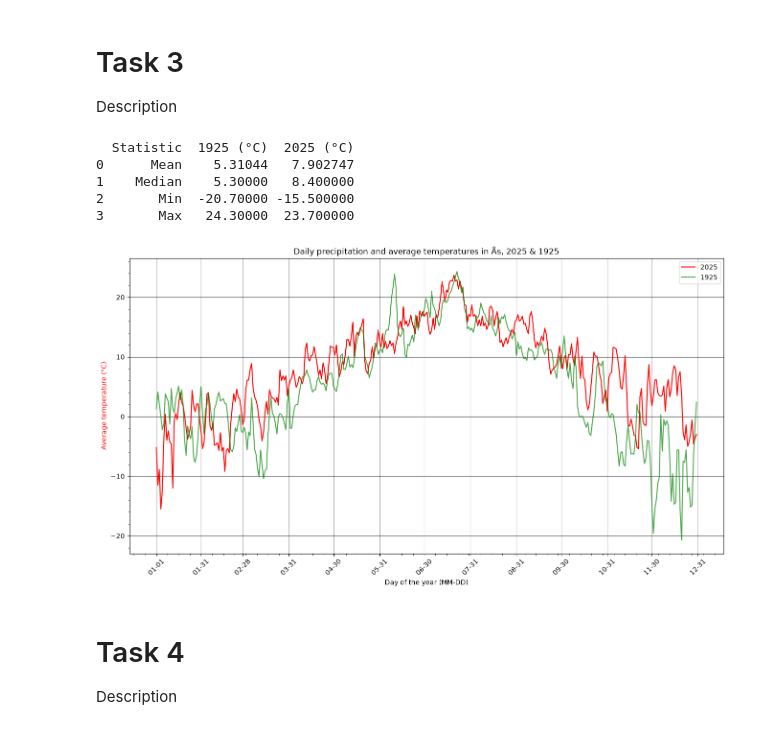
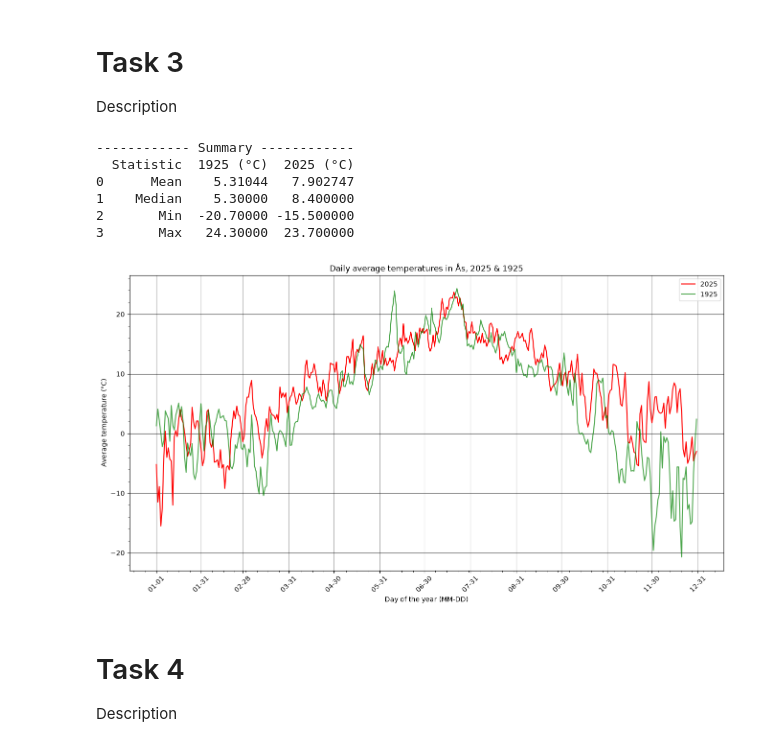
Before and after one commit to NickNack124/INF201-group-deliverable-1, a Jupyter notebook: deliverable_answers.ipynb, the cells around one changed output. Cells and saved outputs as stored; diff of their text form; code cells hidden in the pictures.

```diff
--- a/deliverable_answers.ipynb
+++ b/deliverable_answers.ipynb
@@ -96,14 +94,16 @@ Description
 # %%
 # Import new data and add it to the dataframe
 frost_payload = extract_data(station_id, year, 'sum(precipitation_amount P1D)')
-wthr_data_df["Precip_sum"] = [entry['observations'][0]['value']
-                              for entry in frost_payload['data']]
+wthr_data_df["Precip_sum"] = [
+    entry['observations'][0]['value']
+    for entry in frost_payload['data']
+]
 
 # Plotting
 fig, ax1 = plt.subplots(figsize=(16, 8))
 ax2 = ax1.twinx()
 
-date_range = pd.date_range(start='2025-01-01', periods=12, freq='ME').insert(0, '2025-01-01')
+date_range = pd.date_range(start=f'{year}-01-01', periods=12, freq='ME').insert(0, f'{year}-01-01')
 ax1.plot(wthr_data_df['Time'], wthr_data_df['T_avg'], color="r")
 ax1.set_xticks(date_range)
 ax1.set_xticklabels(date_range.strftime('%m-%d'))    # type: ignore
@@ -119,7 +119,7 @@ ax2.set_ylabel("Daily precipitation (mm)", color="b")
 ax2.grid(True, axis="y", which="major", color="b", linestyle="--", alpha=0.3)
 ax2.minorticks_on()
 
-plt.title("Daily precipitation and average temperatures in Ås, 2025")
+plt.title(f"Daily precipitation and average temperatures in {place}, {year}")
 plt.show()
 # %% [output]
 [figure]
@@ -128,78 +128,50 @@ plt.show()
 Description
 # %%
 # Import new data and add it to the dataframe
-year = 1925
-frost_payload = extract_data(station_id, year, 'mean(air_temperature P1D)')
-wthr_data_df["T_avg_1925"] = [entry['observations'][0]['value']
-                              for entry in frost_payload['data']]
-
-"""
-endpoint = 'https://frost.met.no/observations/v0.jsonld'
-parameters = {
-    'sources': 'SN17850',
-    'elements': 'mean(air_temperature P1D)',
-    'referencetime': '1925-01-01/1925-12-31',
-}
-r = requests.get(endpoint, parameters, auth=(frost_id,''))
-print(r.status_code)
-assert r.status_code == 200
-json_data = r.json()
-
-data = []
-for obs in r.json()['data']:
-    for item in obs['observations']:
-        data.append({
-            'time': pd.to_datetime(obs['referenceTime']),
-            'temperature': item['value']
-        })
-df_1925 = pd.DataFrame(data).dropna().sort_vallues('time')
-"""
+year2 = 1925
+frost_payload = extract_data(station_id, year2, 'mean(air_temperature P1D)')
+wthr_data_df[f"T_avg_{year2}"] = [
+    entry['observations'][0]['value']
+    for entry in frost_payload['data']
+]
 
 # Summary statistics
 summary = pd.DataFrame({
     'Statistic': ['Mean', 'Median', 'Min', 'Max'],
-    '1925 (°C)': [wthr_data_df["T_avg_1925"].mean(), wthr_data_df["T_avg_1925"].median(),
-                  wthr_data_df["T_avg_1925"].min(), wthr_data_df["T_avg_1925"].max()],
-    '2025 (°C)': [wthr_data_df['T_avg'].mean(), wthr_data_df['T_avg'].median(),
+    f'{year2} (°C)': [wthr_data_df[f"T_avg_{year2}"].mean(), wthr_data_df[f"T_avg_{year2}"].median(),
+                  wthr_data_df[f"T_avg_{year2}"].min(), wthr_data_df[f"T_avg_{year2}"].max()],
+    f'{year} (°C)': [wthr_data_df['T_avg'].mean(), wthr_data_df['T_avg'].median(),
                   wthr_data_df['T_avg'].min(), wthr_data_df['T_avg'].max()],
 })
+print("------------ Summary ------------")
 print(summary)
 
 # Plotting
-"""
-plt.plot(df_1925['time'], df_1925['temperature'])
-plt.plot(temp_data_df['time'], temp_data_df['T_avg'])
-plt.xlabel('Date')
-plt.ylabel('Temperature in °C')
-plt.title('Daily average temperatures, 1925 and 2025')
-plt.legend()
-plt.show()
-"""
-
 fig, ax = plt.subplots(figsize=(16, 8))
 
-date_range = pd.date_range(start='2025-01-01', periods=12, freq='ME').insert(0, '2025-01-01')
+date_range = pd.date_range(start=f'{year}-01-01', periods=12, freq='ME').insert(0, f'{year}-01-01')
 ax.plot(wthr_data_df['Time'], wthr_data_df['T_avg'], color="r")
-ax.plot(wthr_data_df['Time'], wthr_data_df['T_avg_1925'], color="g", alpha=0.7)
+ax.plot(wthr_data_df['Time'], wthr_data_df[f"T_avg_{year2}"], color="g", alpha=0.7)
 ax.set_xticks(date_range)
 ax.set_xticklabels(date_range.strftime('%m-%d'))    # type: ignore
 ax.set_xlabel("Day of the year (MM-DD)")
 ax.tick_params(axis='x', labelrotation=45)
-ax.set_ylabel("Average temperature (°C)", color="r")
+ax.set_ylabel("Average temperature (°C)")
 ax.grid(True, axis="x", which="major")
 ax.grid(True, axis="y", which="major", color="black", alpha=0.8)
 ax.minorticks_on()
 
-plt.title("Daily precipitation and average temperatures in Ås, 2025 & 1925")
-plt.legend(["2025", "1925"])
+plt.title(f"Daily average temperatures in {place}, {year} & {year2}")
+plt.legend([year, year2])
 plt.show()
 # %% [output]
+------------ Summary ------------
   Statistic  1925 (°C)  2025 (°C)
 0      Mean    5.31044   7.902747
 1    Median    5.30000   8.400000
 2       Min  -20.70000 -15.500000
 3       Max   24.30000  23.700000
-[figure, old version]
+[figure, new version]
 # %% [markdown]
 # Task 4
 Description
```
Also changed, not shown: parts of 3 cells of this notebook.
